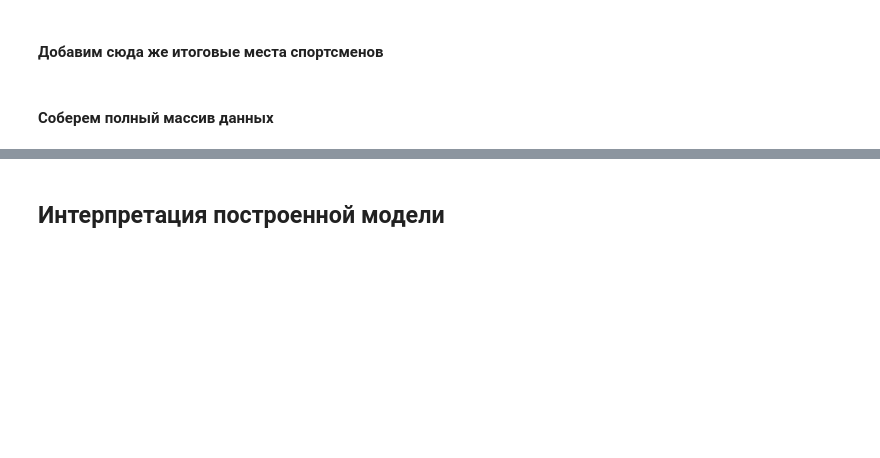
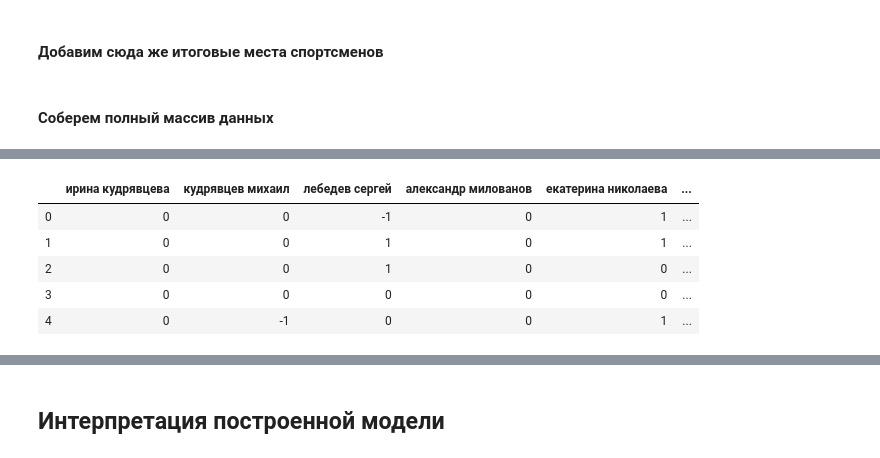
Before and after one commit to SovHustler/hustle-scrape, a Jupyter notebook: notebooks/Hustle Analysis.ipynb, the cells around one changed output, grey strips where cells are left out. Cells and saved outputs as stored; diff of their text form; code cells hidden in the pictures; blank space fills up the shorter version.

```diff
--- a/notebooks/Hustle Analysis.ipynb
+++ b/notebooks/Hustle Analysis.ipynb
@@ -272,4 +322,19 @@ make_total_data().head()
 | 2 | 0 | 0 | 0 | 0 | 0 | ... |
 | 3 | 0 | 0 | 1 | 1 | 0 | ... |
 | 4 | 0 | 0 | 1 | 0 | 0 | ... |
+# %%
+def make_total_diff_data():
+    x_data = make_diff_data()
+    y_data = make_place_data()
+
+    return x_data.merge(y_data, on="unique_id").drop(columns=["unique_id"])
+
+make_total_diff_data().head()
+# %% [output]
+|  | ирина кудрявцева | кудрявцев михаил | лебедев сергей | александр милованов | екатерина николаева | ... |
+| 0 | 0 | 0 | -1 | 0 | 1 | ... |
+| 1 | 0 | 0 | 1 | 0 | 1 | ... |
+| 2 | 0 | 0 | 1 | 0 | 0 | ... |
+| 3 | 0 | 0 | 0 | 0 | 0 | ... |
+| 4 | 0 | -1 | 0 | 0 | 1 | ... |
 # %% [markdown]
```
Also changed, not shown: parts of 26 cells of this notebook.
